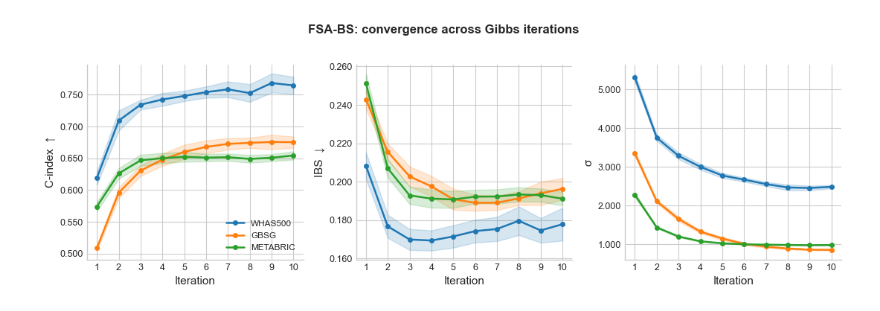
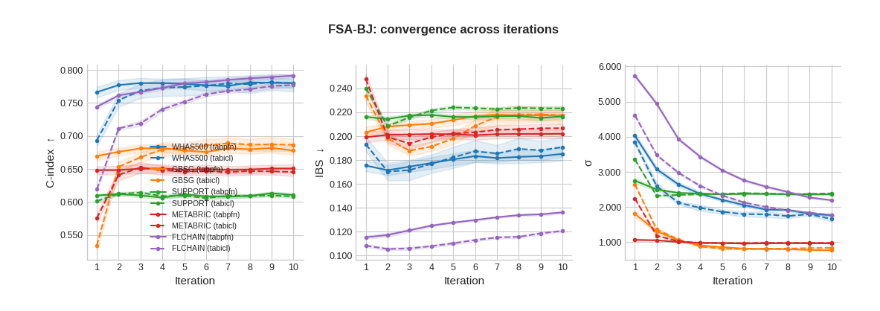
Before and after one commit to marianaw/frozenhazard, a Jupyter notebook: notebooks/results_plots.ipynb, the cells around one changed output. Drawn from its saved outputs; the diff is of its cells as text; code cells hidden in the pictures.

```diff
--- a/notebooks/results_plots.ipynb
+++ b/notebooks/results_plots.ipynb
@@ -12,7 +12,10 @@ plt.style.use('seaborn-v0_8-whitegrid')
 # %%
 with open('../results/results.json') as f:
     store = json.load(f)
+with open('../results/results_bj.json') as f:
+    bj_store = json.load(f)
 
-print('Meta:', store['meta'])
-print('Datasets available:', list(store['datasets'].keys()))
+_DS_ORDER = ['whas500', 'gbsg', 'support', 'metabric', 'flchain']
+datasets  = [k for k in _DS_ORDER if k in store]
+print('Datasets available:', datasets)
 # %% [output]
@@ -263,36 +259,41 @@ gbsg     1     0.509  0.243  3.341
 # %%
-# --- Gibbs convergence: CI, IBS, Sigma vs iteration ---
-gibbs_datasets = list(gibbs['datasets'].keys())
-palette_g = sns.color_palette("tab10", n_colors=len(gibbs_datasets))
+BACKEND_STYLE = {'tabpfn': '-', 'tabicl': '--'}
+bj_datasets   = [d for d in _DS_ORDER if d in gdf['dataset'].unique()]
+ds_palette    = sns.color_palette("tab10", n_colors=len(bj_datasets))
+ds_color      = dict(zip(bj_datasets, ds_palette))
 
 metrics_to_plot = [('CI', 'C-index  ↑'), ('IBS', 'IBS  ↓'), ('Sigma', 'σ')]
 fig, axes = plt.subplots(1, 3, figsize=(11, 3.6))
 
 for ax, (col, ylabel) in zip(axes, metrics_to_plot):
-    for ds, color in zip(gibbs_datasets, palette_g):
-        sub   = gdf[gdf['dataset'] == ds]
-        iters = sorted(sub['Iter'].unique())
-        means = np.array([sub[sub['Iter'] == it][col].mean() for it in iters])
-        ses   = np.array([sub[sub['Iter'] == it][col].std() /
-                          np.sqrt(sub[sub['Iter'] == it][col].count()) for it in iters])
-
-        ax.plot(iters, means, marker='o', markersize=4, linewidth=1.8,
-                color=color, label=DATASET_LABELS.get(ds, ds))
-        ax.fill_between(iters, means - ses, means + ses, alpha=0.18, color=color)
+    iters = []
+    for ds in bj_datasets:
+        for backend, ls in BACKEND_STYLE.items():
+            sub = gdf[(gdf['dataset'] == ds) & (gdf['backend'] == backend)]
+            if sub.empty:
+                continue
+            iters = sorted(sub['Iter'].unique())
+            means = np.array([sub[sub['Iter'] == it][col].mean() for it in iters])
+            ses   = np.array([sub[sub['Iter'] == it][col].std() /
+                              np.sqrt(sub[sub['Iter'] == it][col].count()) for it in iters])
+            ax.plot(iters, means, marker='o', markersize=3, linewidth=1.5,
+                    color=ds_color[ds], linestyle=ls,
+                    label=f"{DATASET_LABELS.get(ds, ds)} ({backend})")
+            ax.fill_between(iters, means - ses, means + ses, alpha=0.12, color=ds_color[ds])
 
     ax.set_xlabel('Iteration', fontsize=11)
     ax.set_ylabel(ylabel, fontsize=11)
-    ax.set_xticks(iters)
+    if iters:
+        ax.set_xticks(iters)
     ax.yaxis.set_major_formatter(ticker.FormatStrFormatter('%.3f'))
     ax.tick_params(labelsize=9)
     ax.spines[['top', 'right']].set_visible(False)
 
-axes[0].legend(fontsize=8.5, frameon=False)
-fig.suptitle('FSA-BS: convergence across Gibbs iterations', fontsize=12,
-             fontweight='bold', y=1.02)
+axes[0].legend(fontsize=7.5, frameon=False)
+fig.suptitle('FSA-BJ: convergence across iterations', fontsize=12, fontweight='bold', y=1.02)
 plt.tight_layout()
-plt.savefig('../figures/gibbs_convergence.pdf', dpi=300, bbox_inches='tight')
-plt.savefig('../figures/gibbs_convergence.png', dpi=300, bbox_inches='tight')
+plt.savefig('../figures/bj_convergence.pdf', dpi=300, bbox_inches='tight')
+plt.savefig('../figures/bj_convergence.png', dpi=300, bbox_inches='tight')
 plt.show()
 # %% [output]
-[figure, old version]
+[figure, new version]
```
Also changed, not shown: parts of 7 cells of this notebook, 15 other files.
